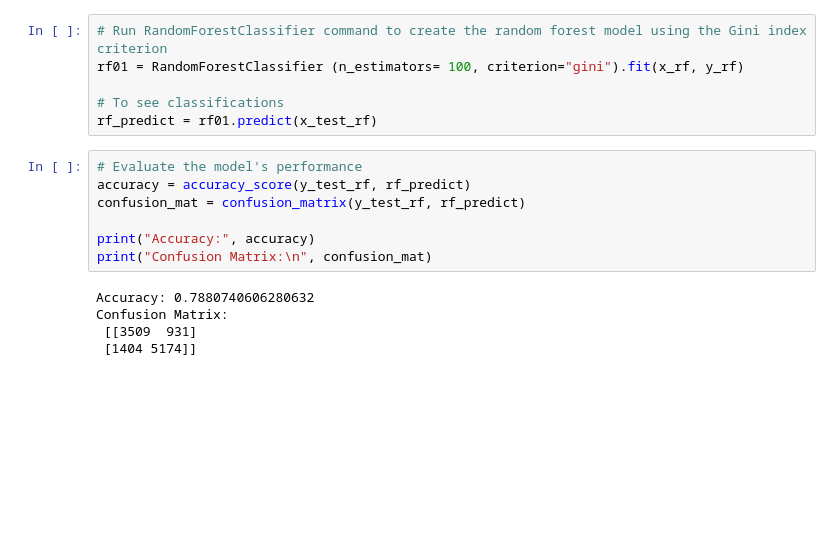
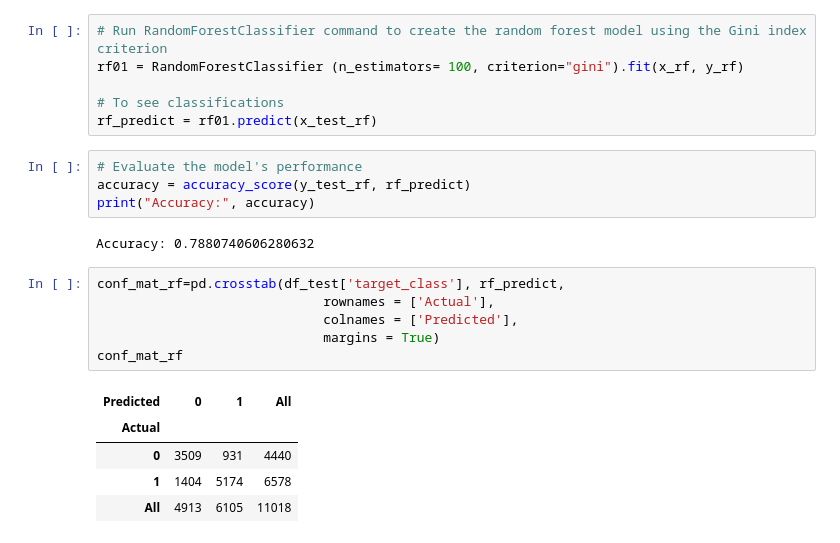
Before and after one commit to vivianndo/ads508_gunviolence, a Jupyter notebook: notebooks/Data_Modeling.ipynb, the cells around one changed output. Cells and saved outputs as stored; diff of their text form; blank space fills up the shorter version.

Commit message:
update random forest confusion matrix as crosstab

```diff
--- a/notebooks/Data_Modeling.ipynb
+++ b/notebooks/Data_Modeling.ipynb
@@ -342,12 +344,18 @@ rf_predict = rf01.predict(x_test_rf)
 # %%
 # Evaluate the model's performance
 accuracy = accuracy_score(y_test_rf, rf_predict)
-confusion_mat = confusion_matrix(y_test_rf, rf_predict)
-
 print("Accuracy:", accuracy)
-print("Confusion Matrix:\n", confusion_mat)
 # %% [output]
 Accuracy: 0.7880740606280632
-Confusion Matrix:
- [[3509  931]
- [1404 5174]]
+# %%
+conf_mat_rf=pd.crosstab(df_test['target_class'], rf_predict,
+                             rownames = ['Actual'],
+                             colnames = ['Predicted'],
+                             margins = True)
+conf_mat_rf
+# %% [output]
+| Predicted | 0 | 1 | All |
+| Actual |  |  |  |
+| 0 | 3509 | 931 | 4440 |
+| 1 | 1404 | 5174 | 6578 |
+| All | 4913 | 6105 | 11018 |
```
Also changed, not shown: parts of 1 cell of this notebook.
